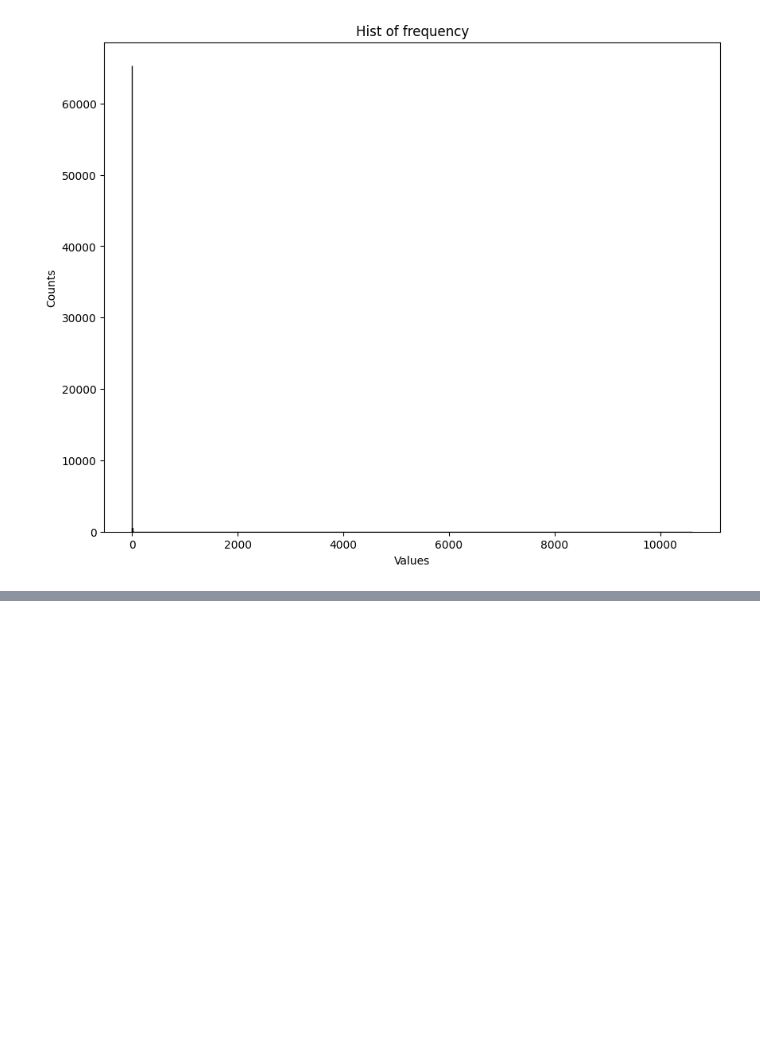
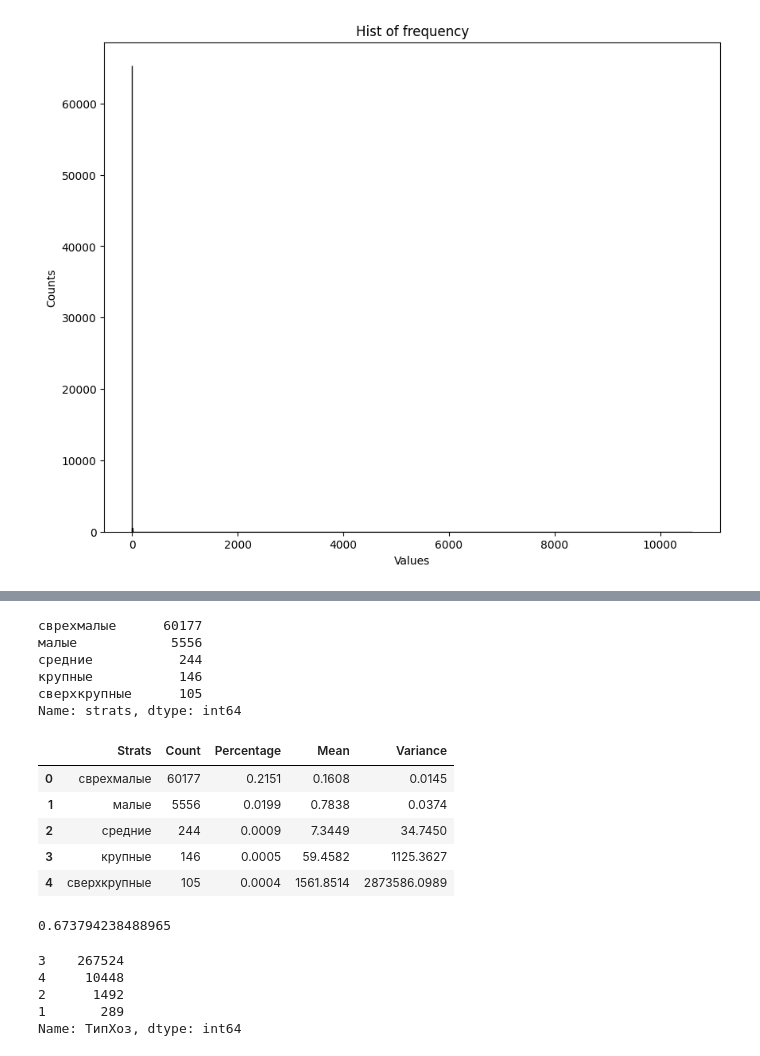
Before and after one commit to SergeyHSE/RegionAnalysis.github.io, a Jupyter notebook: RegionAnalysis.ipynb, the cells around one changed output, grey strips where cells are left out. Saved outputs shown, nothing was run; the diff lists cells and outputs as text; code cells hidden in the pictures; blank space fills up the shorter version.

```diff
--- a/RegionAnalysis.ipynb
+++ b/RegionAnalysis.ipynb
@@ -720,0 +747,43 @@ frequency_df.head(100)
+# %%
+data['strats'].value_counts()
+# %% [output]
+сврехмалые      60177
+малые            5556
+средние           244
+крупные           146
+сверхкрупные      105
+Name: strats, dtype: int64
+# %%
+results_df = pd.DataFrame(columns=['Strats', 'Count', 'Percentage', 'Mean', 'Variance'])
+
+for strata in strata_labels:
+    current_strata_data = data[data['strats'] == strata]
+    count = current_strata_data.shape[0]
+    percentage = count / data.shape[0]
+    mean = current_strata_data['Кормовые_культуры'].mean()
+    variance = current_strata_data['Кормовые_культуры'].var()
+    results_df = results_df.append({'Strats': strata, 'Count': count, 'Percentage': percentage,
+                                    'Mean': mean, 'Variance': variance}, ignore_index=True)
+pd.options.display.float_format = '{:.4f}'.format
+results_df
+# %% [output]
+|  | Strats | Count | Percentage | Mean | Variance |
+| 0 | сврехмалые | 60177 | 0.2151 | 0.1608 | 0.0145 |
+| 1 | малые | 5556 | 0.0199 | 0.7838 | 0.0374 |
+| 2 | средние | 244 | 0.0009 | 7.3449 | 34.7450 |
+| 3 | крупные | 146 | 0.0005 | 59.4582 | 1125.3627 |
+| 4 | сверхкрупные | 105 | 0.0004 | 1561.8514 | 2873586.0989 |
+# %%
+results_df['real_mean'] = results_df['Percentage']*results_df['Mean']
+sum_real_mean = results_df['real_mean'].sum()
+sum_real_mean
+# %% [output]
+0.673794238488965
+# %%
+data['ТипХоз'].value_counts()
+# %% [output]
+3    267524
+4     10448
+2      1492
+1       289
+Name: ТипХоз, dtype: int64
```
Also changed, not shown: parts of 9 cells of this notebook.
